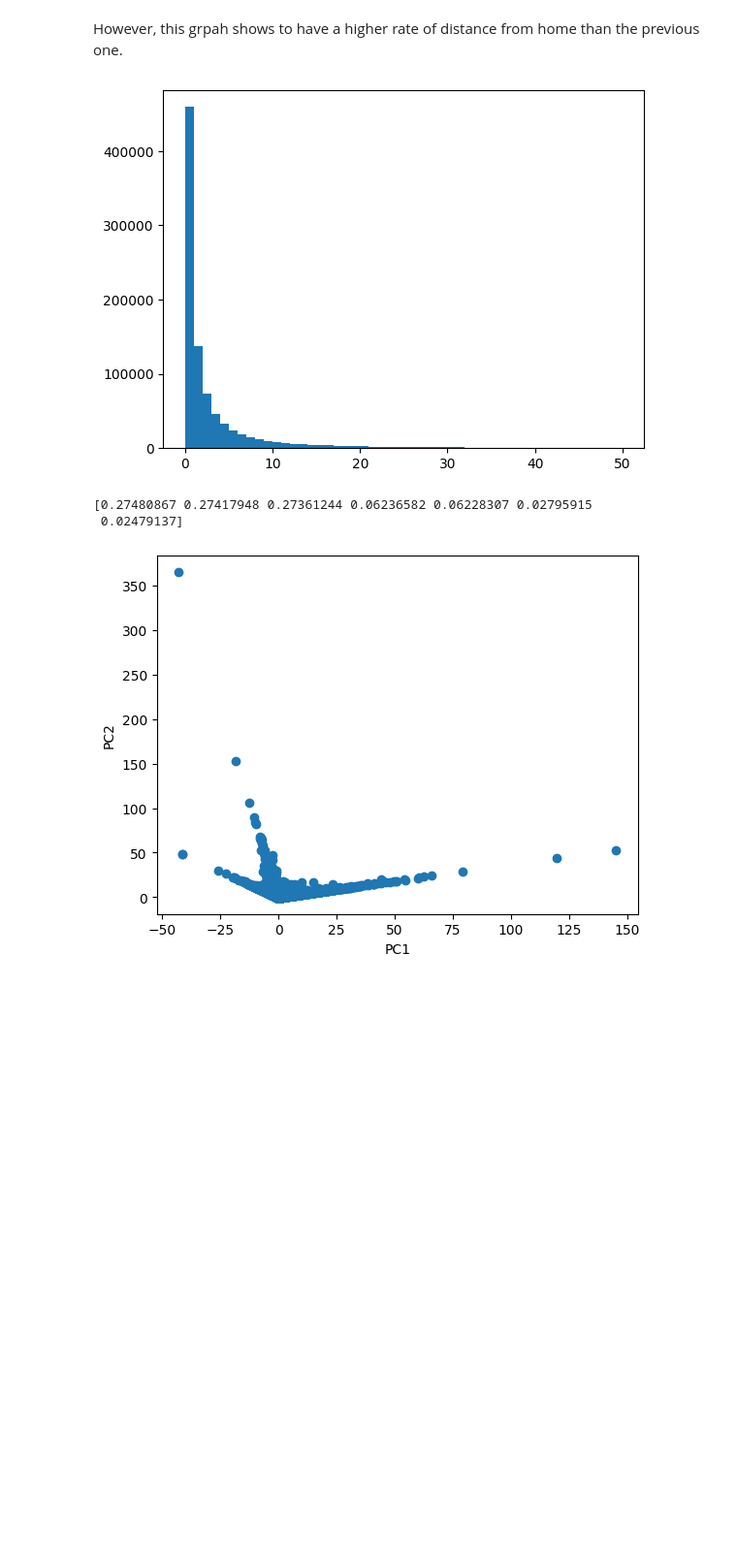
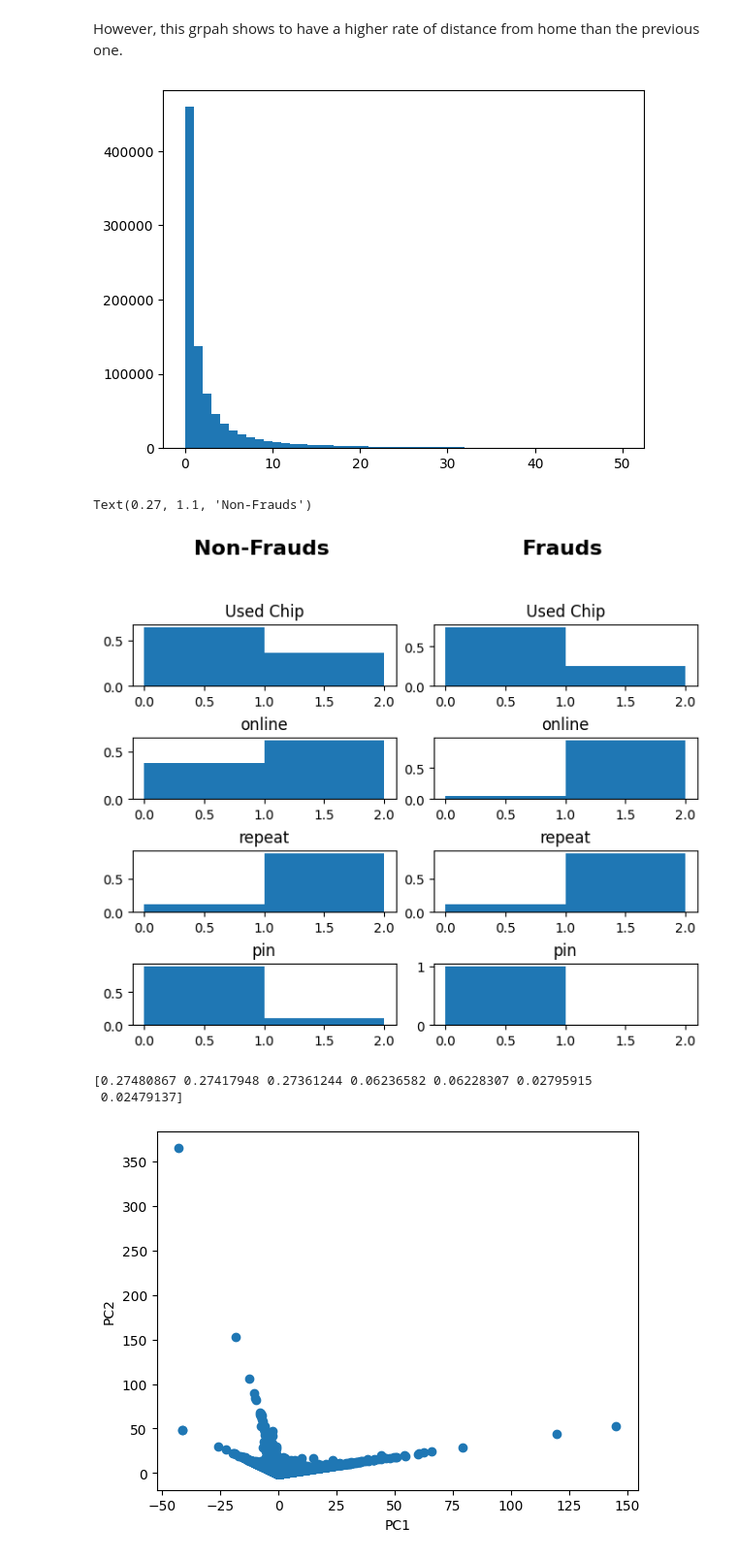
Before and after one commit to aqeel-alwehimd/ML-and-security-for-credit-card-transactions, a Jupyter notebook: analysis.ipynb, the cells around one changed output. Shown at 97% size. Saved outputs shown, nothing was run; the diff lists cells and outputs as text; code cells hidden in the pictures; blank space fills up the shorter version.

```diff
--- a/analysis.ipynb
+++ b/analysis.ipynb
@@ -199,6 +203,64 @@ However, this grpah shows to have a higher rate of distance from home than the p
 plt.hist(df[df["fraud"] == 0].loc[:, "trans"], bins=50, histtype="stepfilled", range=(0, 50));
 # %% [output]
 [figure]
+# %%
+# non-binary features distribution
+fig = plt.figure(layout='constrained');
+
+import matplotlib.gridspec as gridspec
+
+gs = gridspec.GridSpec(4, 2, figure=fig)
+
+ax1 = fig.add_subplot(gs[0, 0])
+ax2 = fig.add_subplot(gs[0, 1])
+ax3 = fig.add_subplot(gs[1, 0])
+ax4 = fig.add_subplot(gs[1, 1])
+ax5 = fig.add_subplot(gs[2, 0])
+ax6 = fig.add_subplot(gs[2, 1])
+ax7 = fig.add_subplot(gs[3, 0])
+ax8 = fig.add_subplot(gs[3, 1])
+
+ax1.hist(df[df["fraud"] == 0].loc[:, "chip"], bins=2, density=True, range=(0, 2));
+ax1.set_title("Used Chip")
+ax2.hist(df[df["fraud"] == 1].loc[:, "chip"], bins=2, density=True, range=(0, 2));
+ax2.set_title("Used Chip")
+
+ax3.hist(df[df["fraud"] == 0].loc[:, "online"], bins=2, density=True, range=(0, 2));
+ax3.set_title("online")
+ax4.hist(df[df["fraud"] == 1].loc[:, "online"], bins=2, density=True, range=(0, 2));
+ax4.set_title("online")
+
+ax5.hist(df[df["fraud"] == 0].loc[:, "repeat"], bins=2, density=True, range=(0, 2));
+ax5.set_title("repeat")
+ax6.hist(df[df["fraud"] == 1].loc[:, "repeat"], bins=2, density=True, range=(0, 2));
+ax6.set_title("repeat")
+
+ax7.hist(df[df["fraud"] == 0].loc[:, "pin"], bins=2, density=True, range=(0, 2));
+ax7.set_title("pin")
+ax8.hist(df[df["fraud"] == 1].loc[:, "pin"], bins=2, density=True, range=(0, 2));
+ax8.set_title("pin")
+
+axes = ["ax1", "ax2", "ax3", 'ax4', 'ax5', 'ax6', 'ax7', 'ax8']
+
+fig.text(
+        0.77,
+        1.1,
+        f"Frauds",
+        fontsize=16,
+        fontweight="bold",
+        ha="center"
+    )
+fig.text(
+        0.27,
+        1.1,
+        f"Non-Frauds",
+        fontsize=16,
+        fontweight="bold",
+        ha="center"
+    )
+# %% [output]
+Text(0.27, 1.1, 'Non-Frauds')
+[figure, added]
 # %%
 from sklearn.decomposition import PCA
 from sklearn.preprocessing import StandardScaler
```
Also changed, not shown: parts of 1 cell of this notebook.
